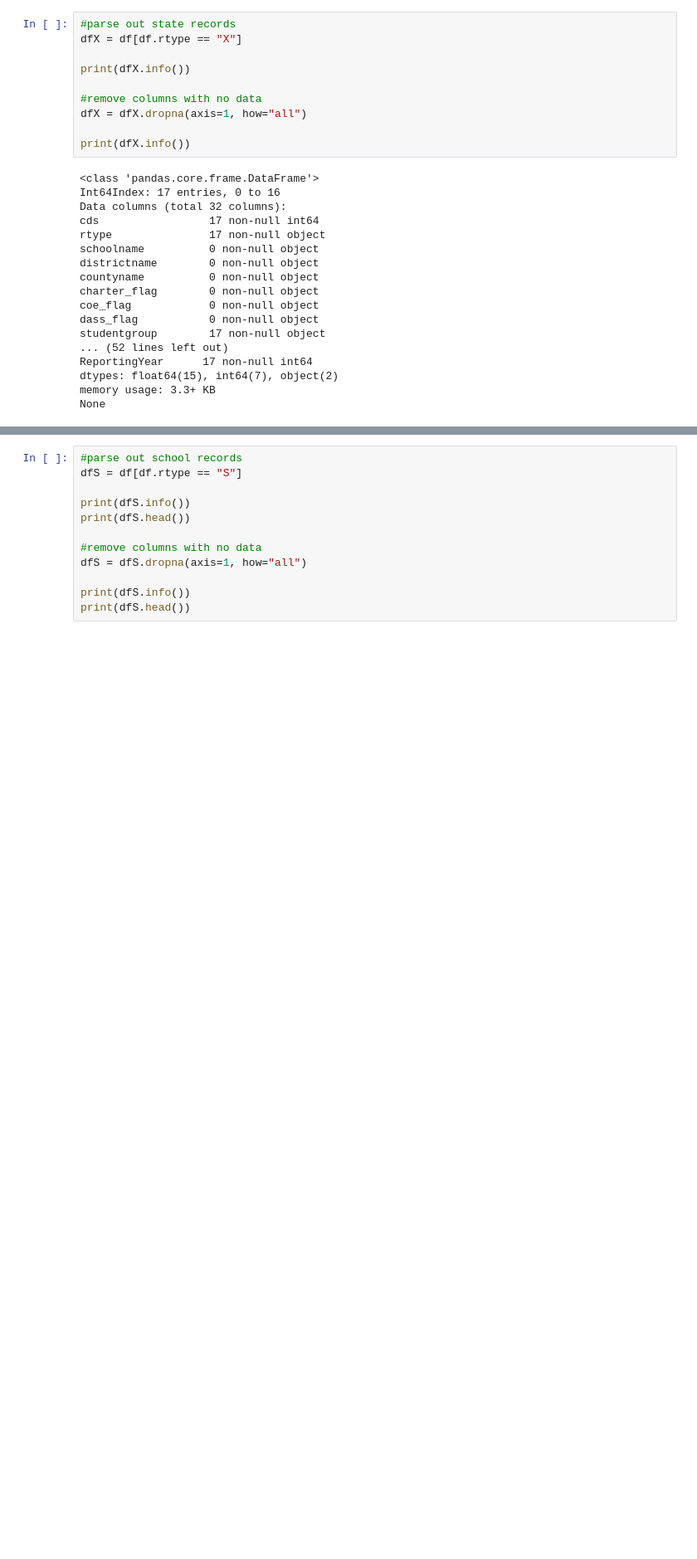
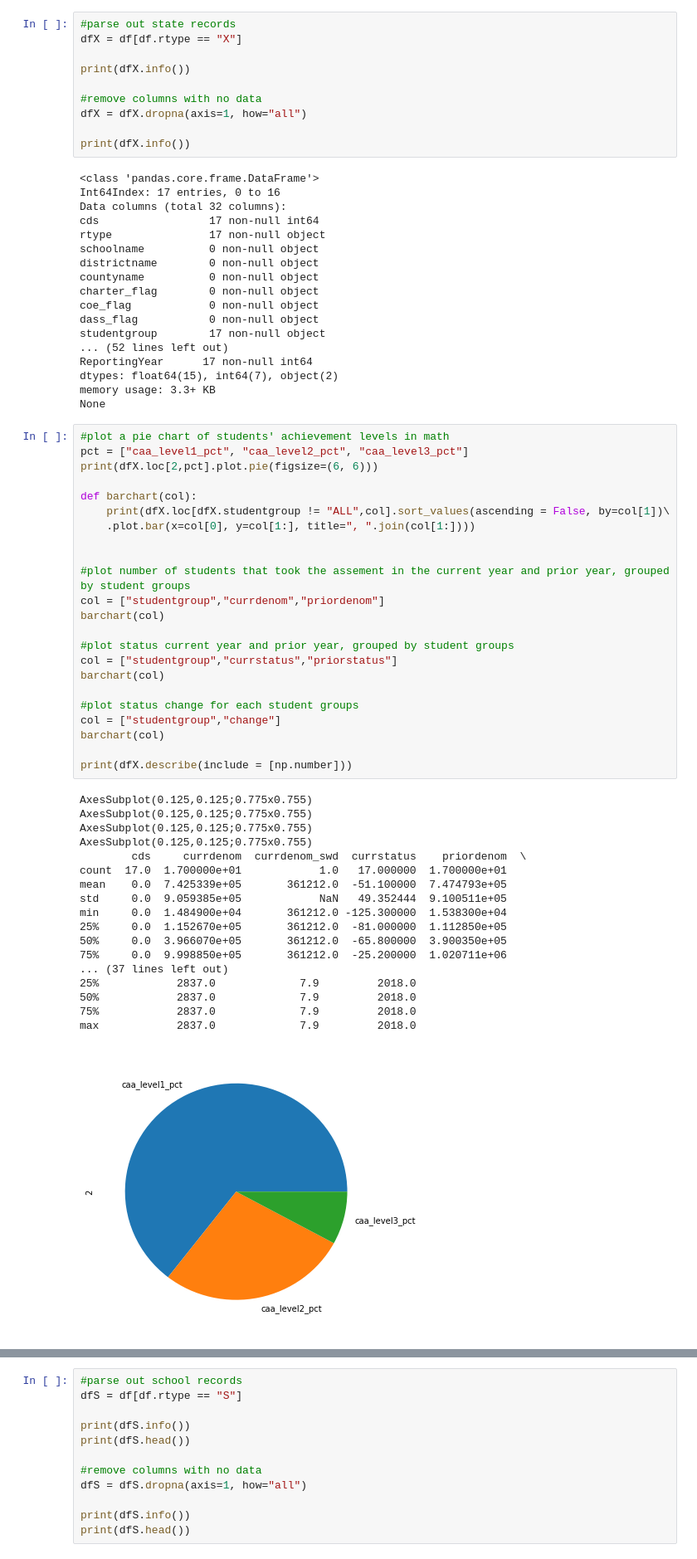
Before and after one commit to jpafford/Data_Mining_7331, a Jupyter notebook: AN_EDA.ipynb, the cells around one changed output, grey strips where cells are left out. Shown at 83% size. Drawn from its saved outputs; the diff is of its cells as text; blank space fills up the shorter version.

```diff
--- a/AN_EDA.ipynb
+++ b/AN_EDA.ipynb
@@ -52,3 +54,45 @@ ReportingYear      17 non-null int64
 dtypes: float64(15), int64(7), object(2)
 memory usage: 3.3+ KB
 None
+# %%
+#plot a pie chart of students' achievement levels in math
+pct = ["caa_level1_pct", "caa_level2_pct", "caa_level3_pct"]
+print(dfX.loc[2,pct].plot.pie(figsize=(6, 6)))
+
+def barchart(col):
+    print(dfX.loc[dfX.studentgroup != "ALL",col].sort_values(ascending = False, by=col[1])\
+    .plot.bar(x=col[0], y=col[1:], title=", ".join(col[1:])))
+
+
+#plot number of students that took the assement in the current year and prior year, grouped by student groups
+col = ["studentgroup","currdenom","priordenom"]
+barchart(col)
+
+#plot status current year and prior year, grouped by student groups
+col = ["studentgroup","currstatus","priorstatus"]
+barchart(col)
+
+#plot status change for each student groups
+col = ["studentgroup","change"]
+barchart(col)
+
+print(dfX.describe(include = [np.number]))
+# %% [output]
+AxesSubplot(0.125,0.125;0.775x0.755)
+AxesSubplot(0.125,0.125;0.775x0.755)
+AxesSubplot(0.125,0.125;0.775x0.755)
+AxesSubplot(0.125,0.125;0.775x0.755)
+        cds     currdenom  currdenom_swd  currstatus    priordenom  \
+count  17.0  1.700000e+01            1.0   17.000000  1.700000e+01
+mean    0.0  7.425339e+05       361212.0  -51.100000  7.474793e+05
+std     0.0  9.059385e+05            NaN   49.352444  9.100511e+05
+min     0.0  1.484900e+04       361212.0 -125.300000  1.538300e+04
+25%     0.0  1.152670e+05       361212.0  -81.000000  1.112850e+05
+50%     0.0  3.966070e+05       361212.0  -65.800000  3.900350e+05
+75%     0.0  9.998850e+05       361212.0  -25.200000  1.020711e+06
+... (37 lines left out)
+25%            2837.0             7.9         2018.0
+50%            2837.0             7.9         2018.0
+75%            2837.0             7.9         2018.0
+max            2837.0             7.9         2018.0
+[figure, added]
```
Also changed, not shown: parts of 3 cells of this notebook.
